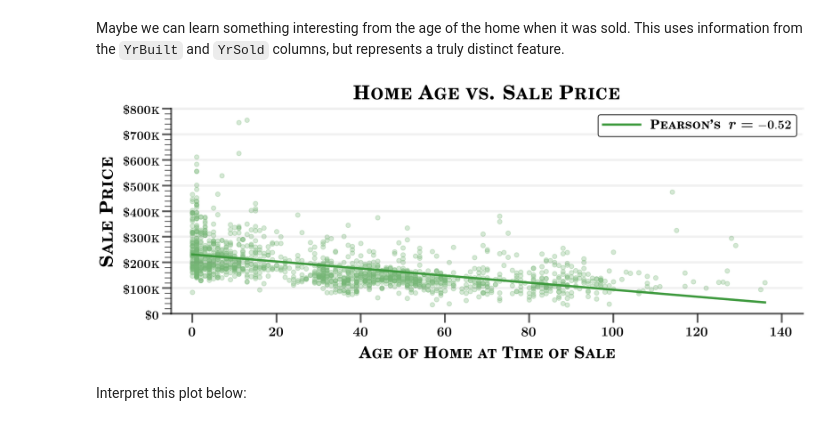
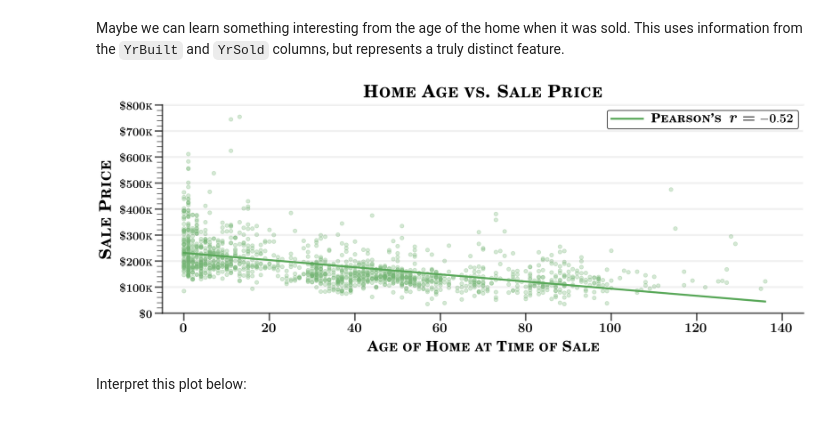
Before and after one commit to sarnadpy32/dsc-pandas-eda-lab, a Jupyter notebook: index.ipynb, the cells around one changed output. Cells and saved outputs as stored; diff of their text form; code cells hidden in the pictures.

```diff
--- a/index.ipynb
+++ b/index.ipynb
@@ -878,12 +850,12 @@ above_average_condition = df.loc[df['OverallCond'].map(lambda x: x>=(ovr_mean +
 # Function for plot tile
 #################################################################################################
 def plot_title(tit):
-    s = r'{\fontsize{21}{0}\selectfont{\textbf{\scshape{'+tit+'}}}}'
+    s = r'{\fontsize{27}{0}\selectfont{\textbf{\scshape{'+tit+'}}}}'
     return s
 
 # Setting up axes and plotting data
 #################################################################################################
-fig, ax = plt.subplots(figsize=(15,5))
+fig, ax = plt.subplots(figsize=(18,6), dpi=180)
 
 # <--- NOT MINE BUT POSS IMPORTANT FOR FUTURE --->
 # Create custom bins so all are on the same scale
@@ -898,13 +870,13 @@ avg_lab = 'Average Condition'
 bel_lab = 'Below Average Condition'
 #------------------------------------------------------------------------------------------------
 abv_hist = ax.hist(x=above_average_condition["SalePrice"], bins=bins, color="cyan", alpha=0.5,
-                   label=r'{\fontsize{15}{0}\selectfont{\textbf{\scshape{'+abv_lab+'}}}}')
+                   label=r'{\fontsize{19.5}{0}\selectfont{\textbf{\scshape{'+abv_lab+'}}}}')
 #------------------------------------------------------------------------------------------------
 avg_hist = ax.hist(x=average_condition["SalePrice"], bins=bins, color="gray", alpha=0.3,
-                   label=r'{\fontsize{15}{0}\selectfont{\textbf{\scshape{'+avg_lab+'}}')
+                   label=r'{\fontsize{19.5}{0}\selectfont{\textbf{\scshape{'+avg_lab+'}}')
 #------------------------------------------------------------------------------------------------
 bel_hist = ax.hist(x=below_average_condition["SalePrice"], bins=bins, color="yellow", alpha=0.5,
-                   label=r'{\fontsize{15}{0}\selectfont{\textbf{\scshape{'+bel_lab+'}}}}')
+                   label=r'{\fontsize{19.5}{0}\selectfont{\textbf{\scshape{'+bel_lab+'}}}}')
 
 # X Ticks
 #################################################################################################
@@ -926,7 +898,7 @@ x_tick_max = x_max
 x_ticks = np.arange(0, x_tick_max+1, x_step)
 #------------------------------------------------------------------------------------------------
 ax.set_xticks(x_ticks)
-ax.xaxis.set_major_formatter(currency)
+ax.xaxis.set_major_formatter(hist_currency)
 ax.set_xbound(-2.5*1e4, x_max+2.5*1e4)
 
 # Y Ticks
@@ -948,7 +920,7 @@ y_tick_max = y_max
 y_ticks = np.arange(0, y_tick_max+1, y_step)
 #------------------------------------------------------------------------------------------------
 ax.set_yticks(y_ticks)
-ax.yaxis.set_major_formatter(y_convert)
+ax.yaxis.set_major_formatter(y_hist_convert)
 ax.set_ybound(0, y_max)
 
 # Tick Params
@@ -962,8 +934,8 @@ x_lab = 'Sale Price'
 y_lab = 'Number of Houses'
 tit = 'Distributions of Sale Price Grouped by Overall Condition'
 #------------------------------------------------------------------------------------------------
-ax.set_xlabel(r'{\fontsize{18}{0}\selectfont{\textbf{\scshape{'+x_lab+'}}}}', **lab_kw)
-ax.set_ylabel(r'{\fontsize{21}{0}\selectfont{\textbf{\scshape{'+y_lab+'}}}}', **lab_kw)
+ax.set_xlabel(r'{\fontsize{22.5}{0}\selectfont{\textbf{\scshape{'+x_lab+'}}}}', **lab_kw)
+ax.set_ylabel(r'{\fontsize{25.5}{0}\selectfont{\textbf{\scshape{'+y_lab+'}}}}', **lab_kw)
 ax.set_title(plot_title(tit), pad=12)
 ax.legend()
 #------------------------------------------------------------------------------------------------
@@ -1180,26 +1145,20 @@ Name: YrSold, dtype: int64
 # %% [markdown]
 Maybe we can learn something interesting from the age of the home when it was sold. This uses information from the `YrBuilt` and `YrSold` columns, but represents a truly distinct feature.
 # %%
-# Function to format y ticks
-#################################################################################################
-def x_final_convert(y, pos):
-    s = r'{\fontsize{18}{0}\selectfont{$\mathbf{'+'{:.0f}'.format(y)+'}$}}'
-    return s
-
 # Function to format currency ticks
 #################################################################################################
 def final_currency(x, pos):
     if x != 0:
-        s = r'{\fontsize{16.5}{0}\selectfont{$\boldsymbol{\$}\mathbf{'+\
+        s = r'{\fontsize{18}{0}\selectfont{$\boldsymbol{\$}\mathbf{'+\
             '{:.0f}'.format(x*1e-3)+'}$}}'+r'{\fontsize{13.5}{0}\selectfont{\scshape{K}}}'
     else:
-        s = r'{\fontsize{16.5}{0}\selectfont{$\boldsymbol{\$}\mathbf{'+str(0)+'}$}}'
+        s = r'{\fontsize{18}{0}\selectfont{$\boldsymbol{\$}\mathbf{'+str(0)+'}$}}'
     return s
 
 # Function for plot tile
 #################################################################################################
 def plot_title():
-    s = r'{\fontsize{25.5}{0}\selectfont{\textbf{\scshape{Home Age vs. Sale Price}}}}'
+    s = r'{\fontsize{27}{0}\selectfont{\textbf{\scshape{Home Age vs. Sale Price}}}}'
     return s
 
 # Make a new column, Age
@@ -1208,16 +1167,16 @@ df["Age"] = df["YrSold"] - df["YearBuilt"]
 
 # Set up plot
 #################################################################################################
-fig, ax = plt.subplots(figsize=(15,5), dpi=180)
+fig, ax = plt.subplots(figsize=(18,6), dpi=180)
 
 # Plot Age vs. SalePrice
 #################################################################################################
-line_faded_color = get_lighter_color('forestgreen', .18)
+line_faded_color = get_lighter_color('forestgreen', .27)
 line_kw = dict(color=line_faded_color, lw=3)
 #------------------------------------------------------------------------------------------------
 faded_color = get_lighter_color("forestgreen", .36)
 #------------------------------------------------------------------------------------------------
-sns.regplot(x=df["Age"], y=df["SalePrice"], ci=50, line_kws=line_kw, scatter=False)
+sns.regplot(x=df["Age"], y=df["SalePrice"], ax=ax, ci=50, line_kws=line_kw, scatter=False)
 ax.scatter(df["Age"], df["SalePrice"], alpha=0.3, color=faded_color)
 
 # X Ticks
@@ -1239,7 +1198,7 @@ x_tick_max = x_max
 x_ticks = np.arange(0, x_tick_max+1, x_step)
 #------------------------------------------------------------------------------------------------
 ax.set_xticks(x_ticks)
-ax.xaxis.set_major_formatter(x_final_convert)
+ax.xaxis.set_major_formatter(y_hist_convert)
 ax.set_xbound(-5, x_max+5)
 
 # Y Ticks
@@ -1270,39 +1229,39 @@ tick_params(ax)
 
 # Customize labels and title
 #################################################################################################
 lab_kw = dict(labelpad=12)
 tit_kw = dict(pad=9)
 #------------------------------------------------------------------------------------------------
 x_lab = 'Age of Home at Time of Sale'
 y_lab = 'Sale Price'
 #------------------------------------------------------------------------------------------------
-ax.set_xlabel(r'{\fontsize{21}{0}\selectfont{\textbf{\scshape{'+x_lab+'}}}}', **lab_kw)
-ax.set_ylabel(r'{\fontsize{24}{0}\selectfont{\textbf{\scshape{'+y_lab+'}}}}', **lab_kw)
+ax.set_xlabel(r'{\fontsize{22.5}{0}\selectfont{\textbf{\scshape{'+x_lab+'}}}}', **lab_kw)
+ax.set_ylabel(r'{\fontsize{25.5}{0}\selectfont{\textbf{\scshape{'+y_lab+'}}}}', **lab_kw)
 #------------------------------------------------------------------------------------------------
 ax.set_title(plot_title(), pad=12)
 
 # Setting legend, saving the plot, and showing the plots
 #################################################################################################
 pear_r = np.corrcoef(df["Age"], df["SalePrice"])[0][1]
 #------------------------------------------------------------------------------------------------
 leg_font_kw = dict(size=16.5)
 leg_kw = dict(bbox_to_anchor=(1,1), loc='upper right', prop=leg_font_kw, labelspacing=.63,
               handlelength=3)
 frame_kw = dict(lw=1.2, ec='k')
 #------------------------------------------------------------------------------------------------
-leg_text = [r"\textbf{\scshape{Pearson's }}"+   \
-            r'{\fontsize{19.5}{0}\selectfont{\ $\boldsymbol{r}$\ $\boldsymbol{=}$\ }}'+   \
-            r'{\fontsize{16.5}{0}\selectfont{$\mathbf{'+'{:.2f}'.format(pear_r)+'}$}}']
+leg_text = [r"{\fontsize{19.5}{0}\selectfont{\textbf{\scshape{Pearson's }}}}"+   \
+            r'{\fontsize{24}{0}\selectfont{\ $\boldsymbol{r}$\ $\boldsymbol{=}$\ }}'+   \
+            r'{\fontsize{19.5}{0}\selectfont{$\mathbf{'+'{:.2f}'.format(pear_r)+'}$}}']
 leg_line = [mlines.Line2D([],[], color=line_faded_color, lw=3)]
 leg = ax.legend(handles=leg_line, labels=leg_text, **leg_kw)
 #------------------------------------------------------------------------------------------------
 plt.setp(leg.get_frame(), **frame_kw)
 #------------------------------------------------------------------------------------------------
 fig.savefig('visuals\Home Age vs Sale Price.jpeg', format='jpeg', bbox_inches='tight')
 #------------------------------------------------------------------------------------------------
 plt.show()
 # %% [output]
-[figure, old version]
+[figure, new version]
 # %% [markdown]
 Interpret this plot below:
 # %%
```
Also changed, not shown: parts of 19 cells of this notebook, 7 other files.
